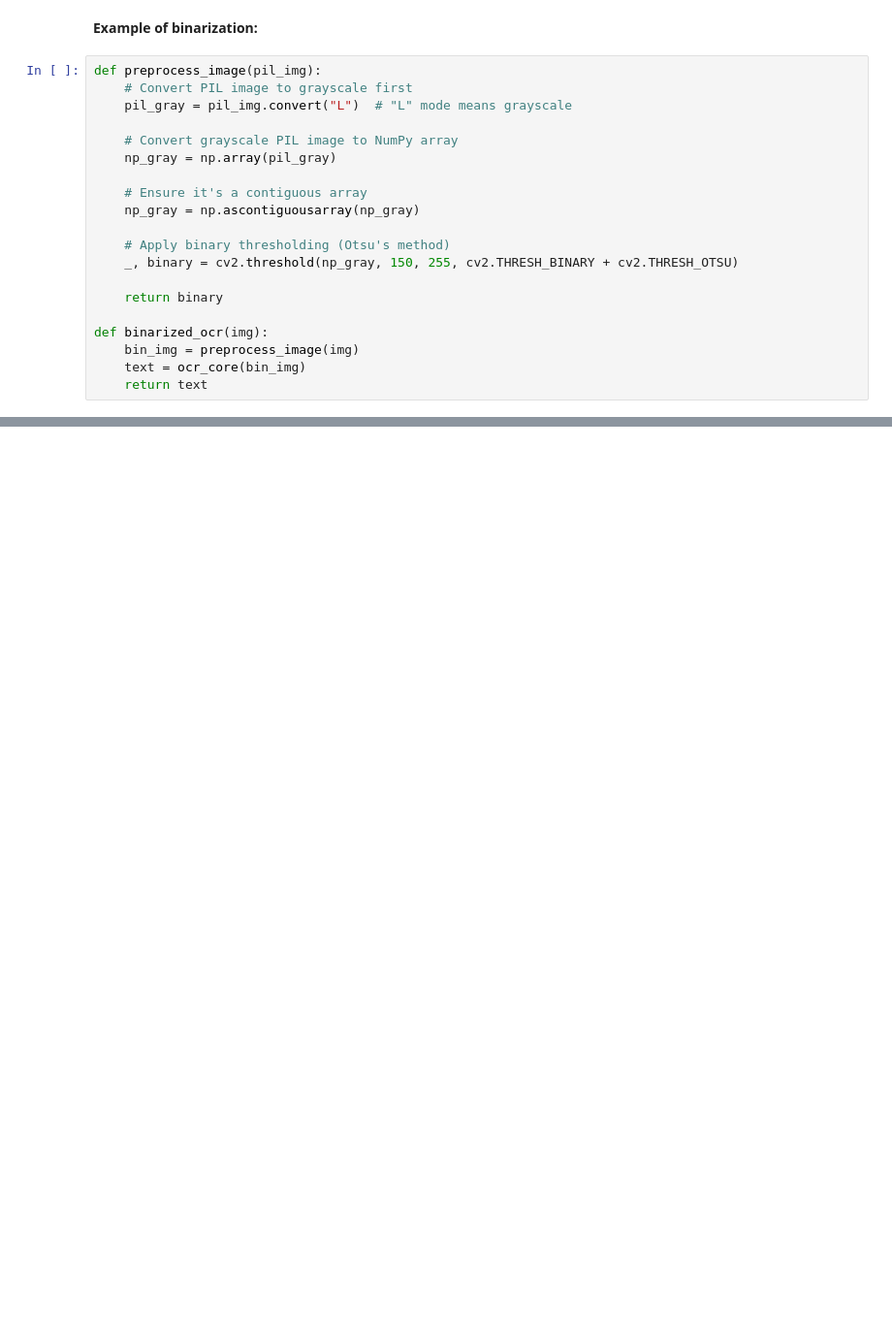
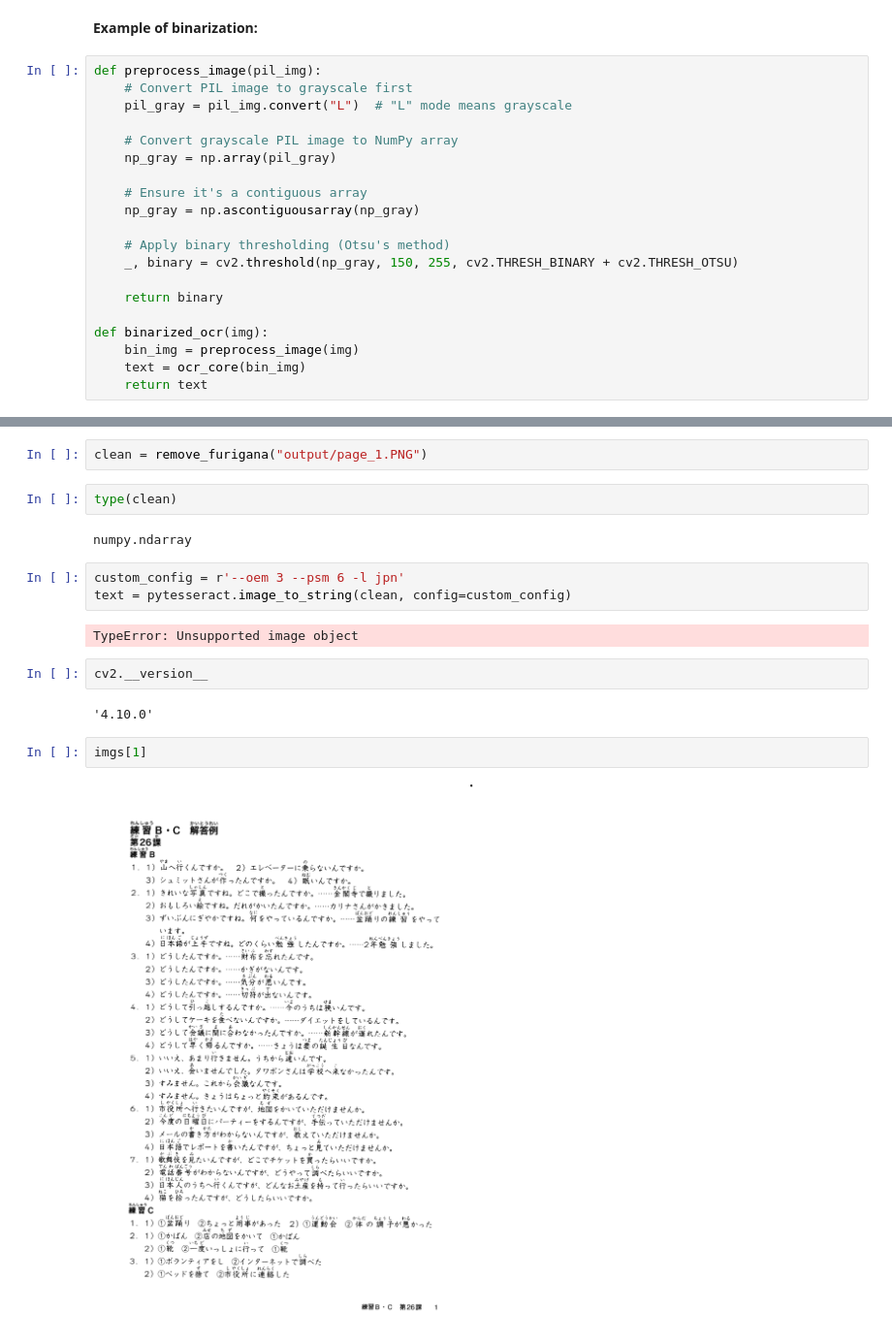
Before and after one commit to L1nusB/JapanLearnHelper, a Jupyter notebook: OCR.ipynb, the cells around one changed output, grey strips where cells are left out. Shown at 97% size. Drawn from its saved outputs; the diff is of its cells as text; blank space fills up the shorter version.

```diff
--- a/OCR.ipynb
+++ b/OCR.ipynb
@@ -158,0 +271,19 @@ def binarized_ocr(img):
+# %%
+clean = remove_furigana("output/page_1.PNG")
+# %%
+type(clean)
+# %% [output]
+numpy.ndarray
+# %%
+custom_config = r'--oem 3 --psm 6 -l jpn'
+text = pytesseract.image_to_string(clean, config=custom_config)
+# %% [output]
+TypeError: Unsupported image object
+# %%
+cv2.__version__
+# %% [output]
+'4.10.0'
+# %%
+imgs[1]
+# %% [output]
+[figure, added]
```
Also changed, not shown: parts of 19 cells of this notebook, 1 other file.
